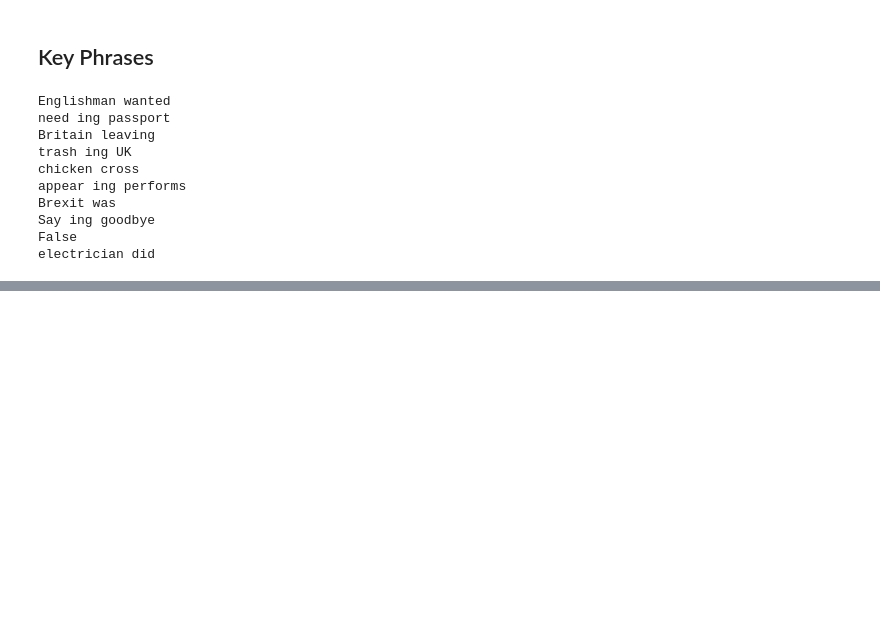
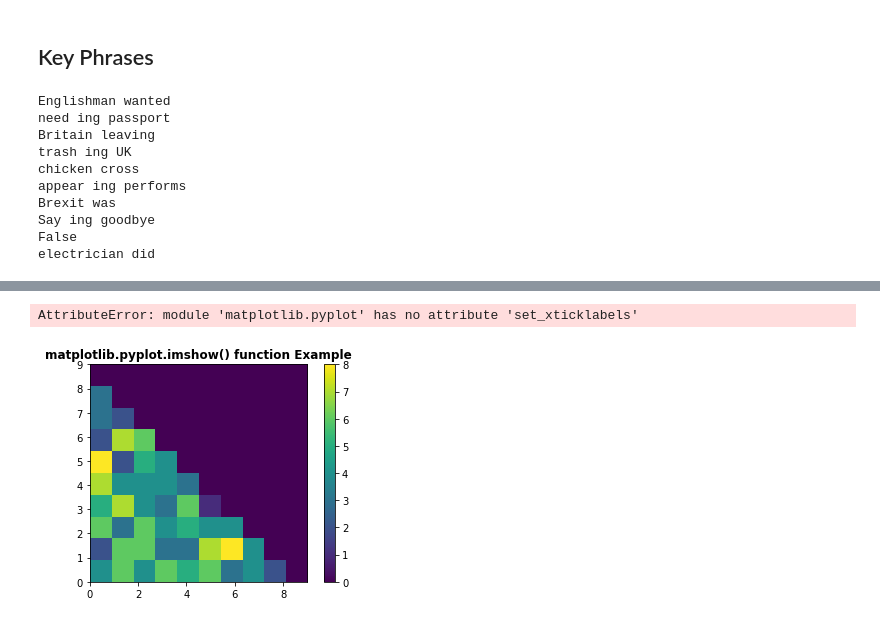
Before and after one commit to codingWithAndy/CDT_MSc_Thesis, a Jupyter notebook: Implementation/Exploration/tweet_feedback.ipynb, the cells around one changed output, grey strips where cells are left out. Drawn from its saved outputs; the diff is of its cells as text; code cells hidden in the pictures; blank space fills up the shorter version.

```diff
--- a/Implementation/Exploration/tweet_feedback.ipynb
+++ b/Implementation/Exploration/tweet_feedback.ipynb
@@ -498,0 +568,20 @@ electrician did
+# %%
+y, x = np.mgrid[slice(0, 10),
+                slice(0, 10)]
+
+c = plt.imshow(df,
+                 extent =[x.min(), x.max(), y.min(), y.max()],
+                    interpolation ='nearest')
+plt.colorbar(c)
+
+plt.title('matplotlib.pyplot.imshow() function Example',
+                                     fontweight ="bold")
+#plt.set_xticks(np.arange(len(tweet_id)))
+#plt.set_yticks(np.arange(len(tweet_id)))
+# ... and label them with the respective list entries
+plt.set_xticklabels(tweet_id)
+plt.set_yticklabels(tweet_id)
+plt.show()
+# %% [output]
+AttributeError: module 'matplotlib.pyplot' has no attribute 'set_xticklabels'
+[figure, added]
```
Also changed, not shown: parts of 22 cells of this notebook.
